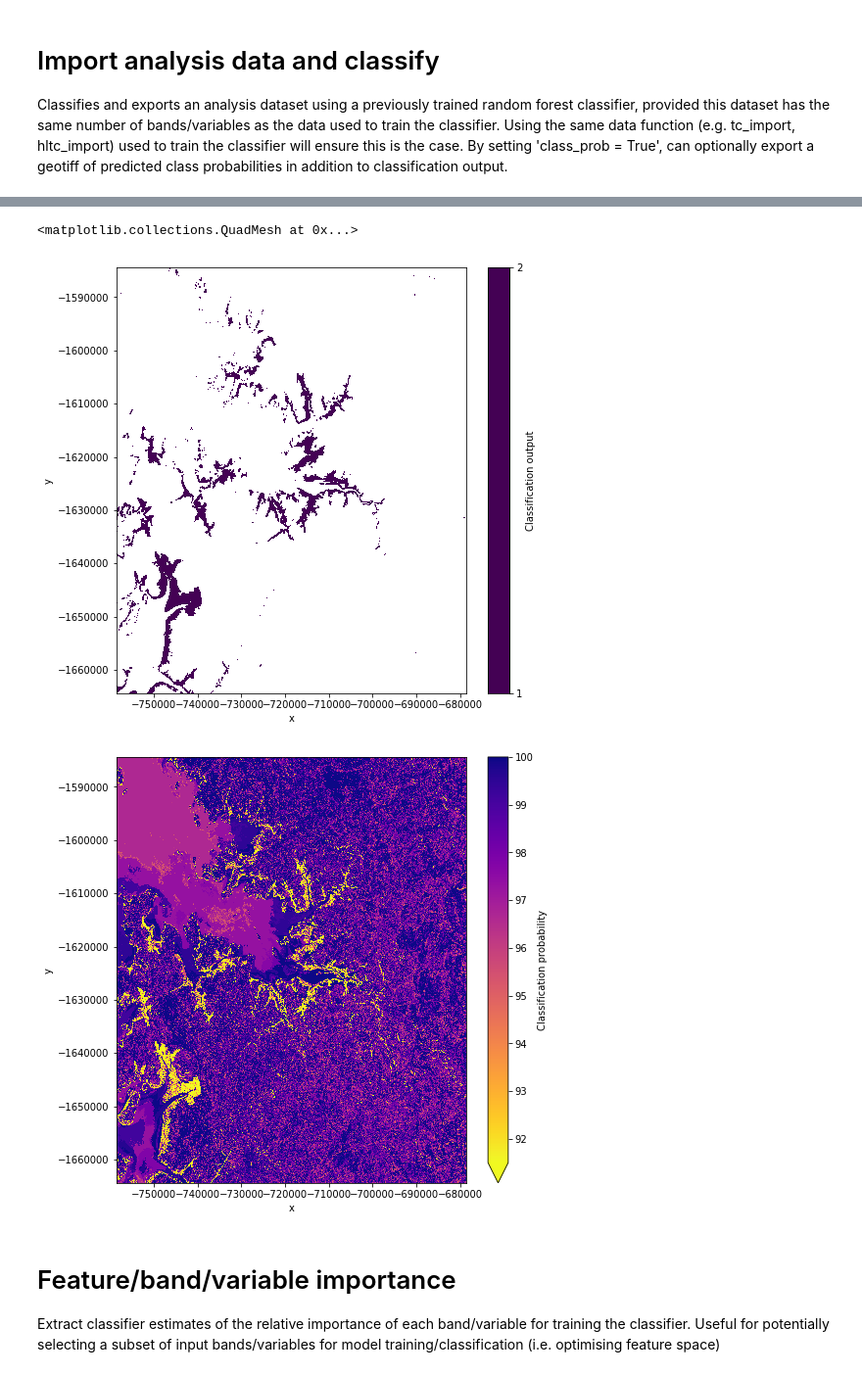
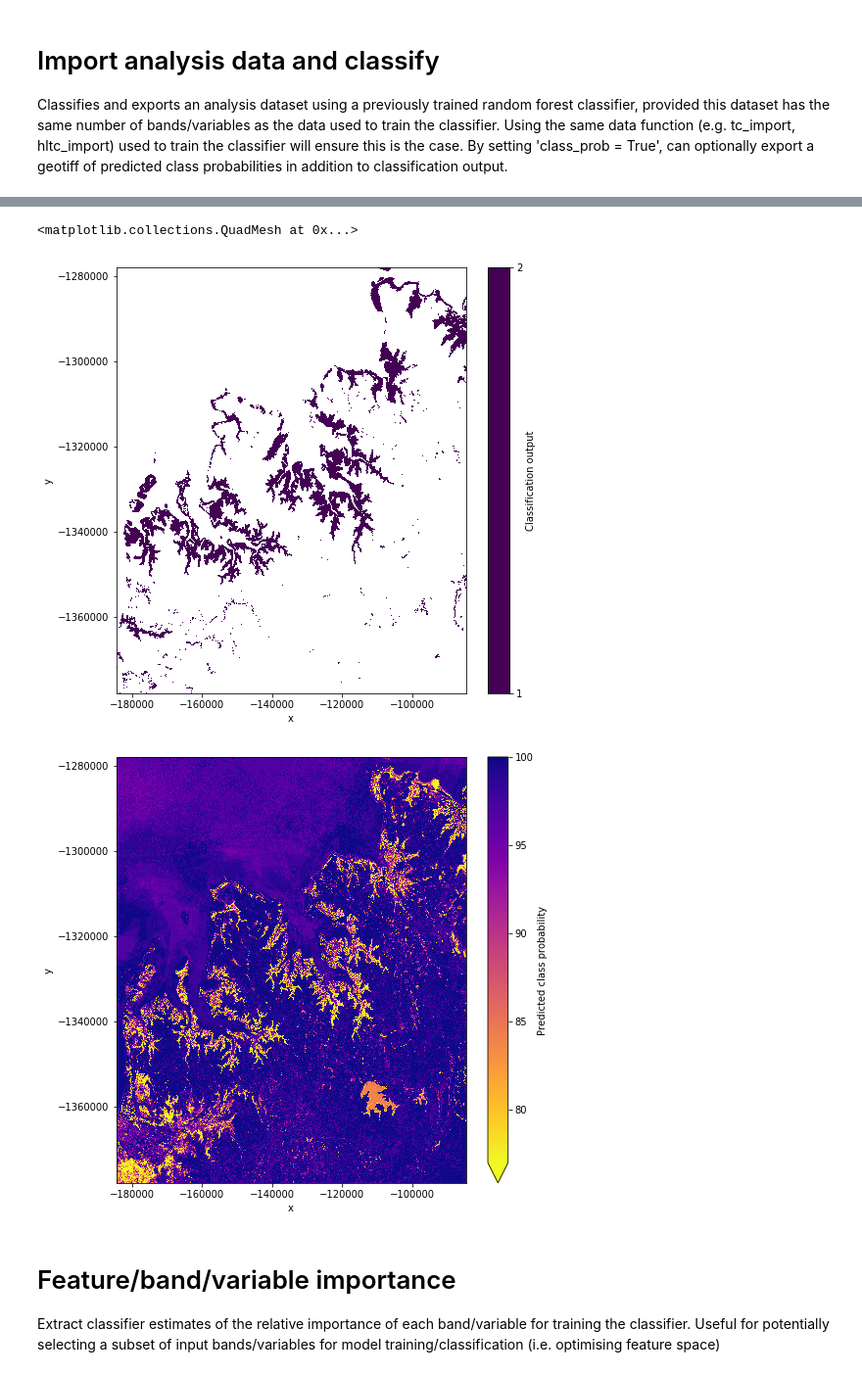
Before and after one commit to ML-MachineLearning/randomforest-GA, a Jupyter notebook: random_forest.ipynb, the cells around one changed output, grey strips where cells are left out. Shown at 98% size. Cells and saved outputs as stored; diff of their text form; code cells hidden in the pictures.

```diff
--- a/random_forest.ipynb
+++ b/random_forest.ipynb
@@ -563,13 +563,19 @@ def hltc_import(query):
     low_tide = dc.load(product = 'low_tide_comp_20p', **query)
     high_tide = dc.load(product = 'high_tide_comp_20p', **query)
 
+#     elevation = dc.load(product = 'srtm_dem1sv1_0',
+#                     geopolygon=low_tide.extent,
+#                     output_crs=low_tide.crs,
+#                     resolution=low_tide.geobox.resolution).drop(["dem_s", "dem_h"])
+
     # Rename variables in each high/low composite so datasets can be merged
-    data_vars = list(low_tide.keys())[3:]  # select only data vars, not coords
+    data_vars = list(low_tide.data_vars)
     low_tide.rename({var: "lt_" + var for var in data_vars}, inplace = True)
     high_tide.rename({var: "ht_" + var for var in data_vars}, inplace = True)
 
     # Combine into one dataset
     output_xarray = xr.auto_combine([low_tide, high_tide]).isel(time = 0)
+    # , elevation.isel(time = 0)
 
     # Set attributes
     output_xarray.attrs['proj'] = low_tide.geobox.crs.wkt
@@ -636,14 +642,12 @@ Model trained on 12 bands and 352 training samples
 # Import analysis data and classify
 Classifies and exports an analysis dataset using a previously trained random forest classifier, provided this dataset has the same number of bands/variables as the data used to train the classifier. Using the same data function (e.g. tc_import, hltc_import) used to train the classifier will ensure this is the case. By setting 'class_prob = True', can optionally export a geotiff of predicted class probabilities in addition to classification output.
 # %%
-# classification_output = "output_data/classification_dc_mangrove.tif"
-
 # Set up analysis data query
-lat_point, lon_point, buffer = -15.1289178066, 125.366634549, 40000
+lat_point, lon_point, buffer = -12.5798399926, 130.782907919, 50000
 x, y = geometry.point(lon_point, lat_point, CRS('WGS84')).to_crs(CRS('EPSG:3577')).points[0]
 query = {'x': (x - buffer, x + buffer),
          'y': (y - buffer, y + buffer),
-         # 'time': ('2017-03-01', '2017-06-28'),
+#          'time': ('2017-03-01', '2017-06-28'),
          'crs': 'EPSG:3577'}
 
 # Load data from datacube
@@ -661,14 +665,14 @@ class_xarray = xr.DataArray(class_array,
                    coords = [analysis_xarray.y, analysis_xarray.x],
                    dims = ['y', 'x'],
                    name = "Classification output")
-class_xarray.plot(levels = 2, figsize = (8, 8))
+class_xarray.plot(levels = np.unique(class_array), figsize = (8, 8))
 
-# Plot classification probability
+# Plot predicted class probability (proportion of trees agreeing with classification)
 plt.plot()
 prob_xarray = xr.DataArray(prob_array,
                            coords = [analysis_xarray.y, analysis_xarray.x],
                            dims = ['y', 'x'],
-                           name = "Classification probability")
+                           name = "Predicted class probability")
 prob_xarray.plot(cmap = "plasma_r", figsize = (8, 8),
                  vmin = np.percentile(prob_array, 3),
                  vmax = np.percentile(prob_array, 97))
@@ -679,14 +683,14 @@ Data to classify:
   Bands: 12
 
 Classification processing...
   0 nodata cells removed
   Classification exported
 
 Class probability processing...
   Class probability exported
 <matplotlib.collections.QuadMesh at 0x...>
-[figure, old version]
+[figure, new version]
-[figure, old version]
+[figure, new version]
 # %% [markdown]
 # Feature/band/variable importance
 Extract classifier estimates of the relative importance of each band/variable for training the classifier. Useful for potentially selecting a subset of input bands/variables for model training/classification (i.e. optimising feature space)
```
Also changed, not shown: parts of 6 cells of this notebook.
